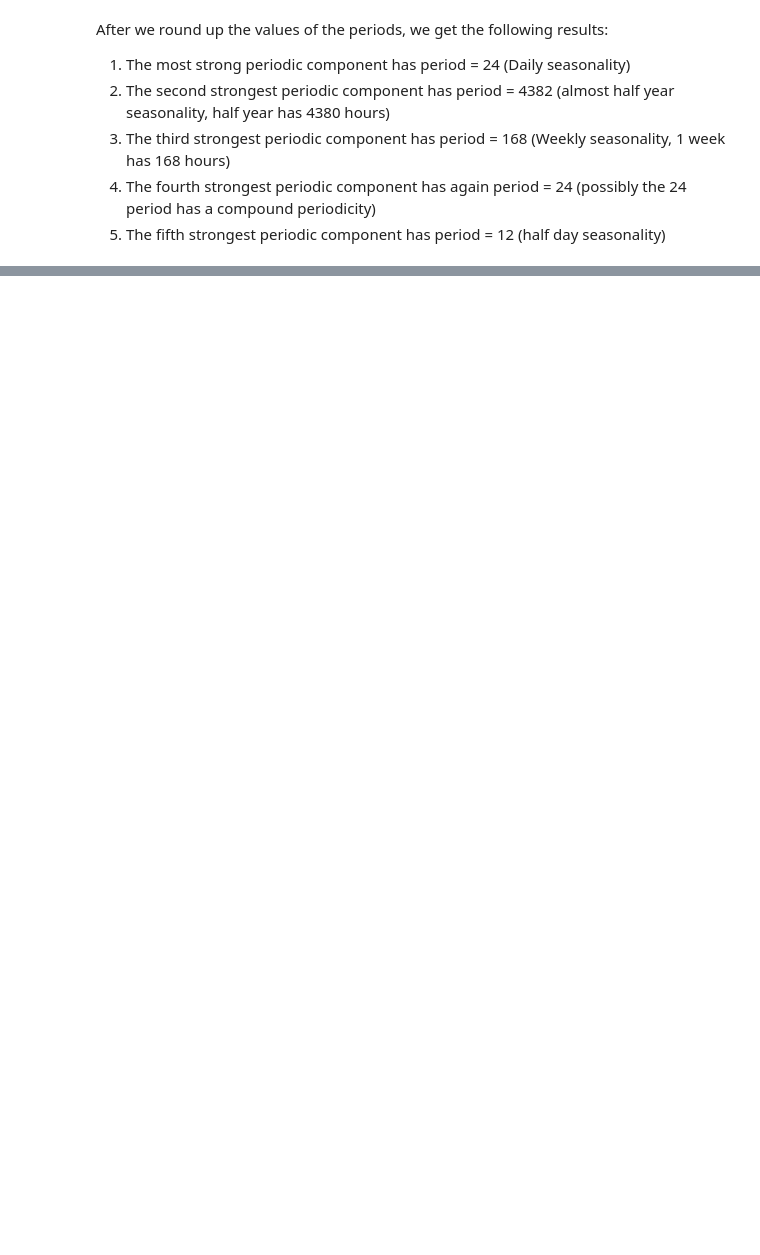
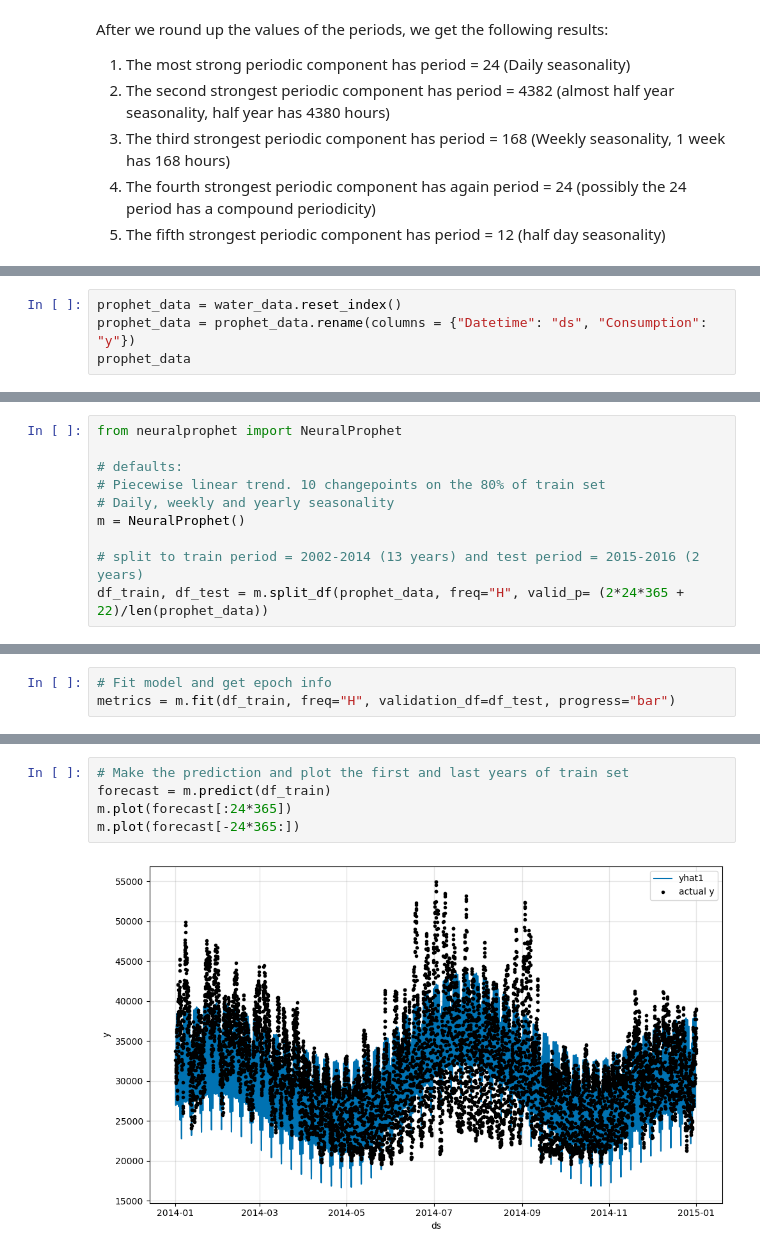
Before and after one commit to NickGeo1/TSPrediction-and-XrayClassification, a Jupyter notebook: Water_Consumption/test.ipynb, the cells around one changed output, grey strips where cells are left out. Saved outputs shown, nothing was run; the diff lists cells and outputs as text; blank space fills up the shorter version.

```diff
--- a/Water_Consumption/test.ipynb
+++ b/Water_Consumption/test.ipynb
@@ -185,0 +224,4 @@ After we round up the values of the periods, we get the following results:
+# %%
+prophet_data = water_data.reset_index()
+prophet_data = prophet_data.rename(columns = {"Datetime": "ds", "Consumption": "y"})
+prophet_data
@@ -185,0 +248,10 @@ After we round up the values of the periods, we get the following results:
+# %%
+from neuralprophet import NeuralProphet
+
+# defaults:
+# Piecewise linear trend. 10 changepoints on the 80% of train set
+# Daily, weekly and yearly seasonality
+m = NeuralProphet()
+
+# split to train period = 2002-2014 (13 years) and test period = 2015-2016 (2 years)
+df_train, df_test = m.split_df(prophet_data, freq="H", valid_p= (2*24*365 + 22)/len(prophet_data))
@@ -185,0 +296,3 @@ After we round up the values of the periods, we get the following results:
+# %%
+# Fit model and get epoch info
+metrics = m.fit(df_train, freq="H", validation_df=df_test, progress="bar")
@@ -185,0 +306,7 @@ After we round up the values of the periods, we get the following results:
+# %%
+# Make the prediction and plot the first and last years of train set
+forecast = m.predict(df_train)
+m.plot(forecast[:24*365])
+m.plot(forecast[-24*365:])
+# %% [output]
+[figure, added]
```
Also changed, not shown: parts of 21 cells of this notebook, 1 other file.
